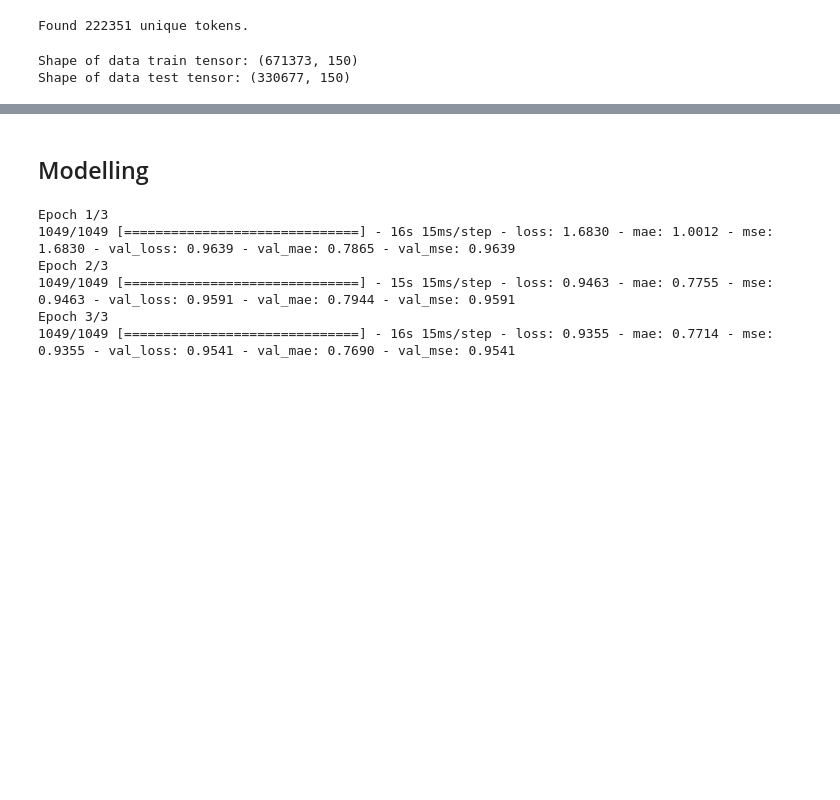
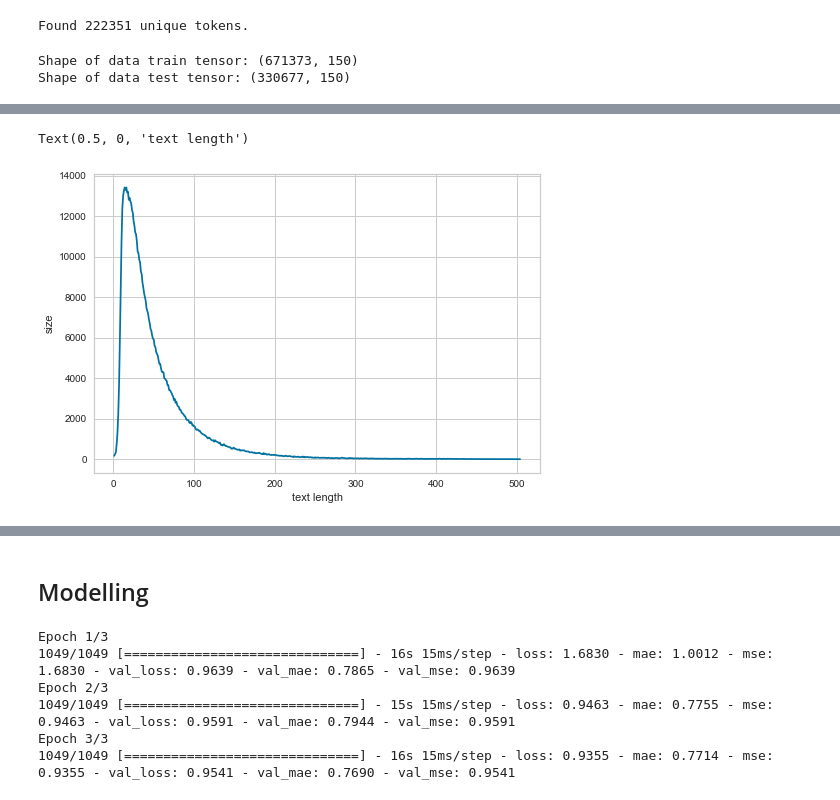
Before and after one commit to FishWith7sMemory/MAST30034-ADS-GroupProj, a Jupyter notebook: NLP.ipynb, the cells around one changed output, grey strips where cells are left out. Cells and saved outputs as stored; diff of their text form; code cells hidden in the pictures; blank space fills up the shorter version.

Commit message:
add text length plot for final data

```diff
--- a/NLP.ipynb
+++ b/NLP.ipynb
@@ -60,3 +60,10 @@ print('Shape of data test tensor:', X_test.shape)
 # %% [output]
 Shape of data train tensor: (671373, 150)
 Shape of data test tensor: (330677, 150)
+# %%
+def word_len(data):
+    return len(data.split(" "))
+word_length = df_train.apply(word_len).to_frame()
+# %%
+word_length = word_length.groupby("review_text_after_cleaning", as_index=False).size()
+word_length
@@ -62,0 +84,6 @@ Shape of data test tensor: (330677, 150)
+# %%
+fg = sns.lineplot(x="review_text_after_cleaning", y="size", data=word_length)
+fg.set_xlabel("text length")
+# %% [output]
+Text(0.5, 0, 'text length')
+[figure, added]
```
Also changed, not shown: parts of 7 cells of this notebook, 1 other file.
